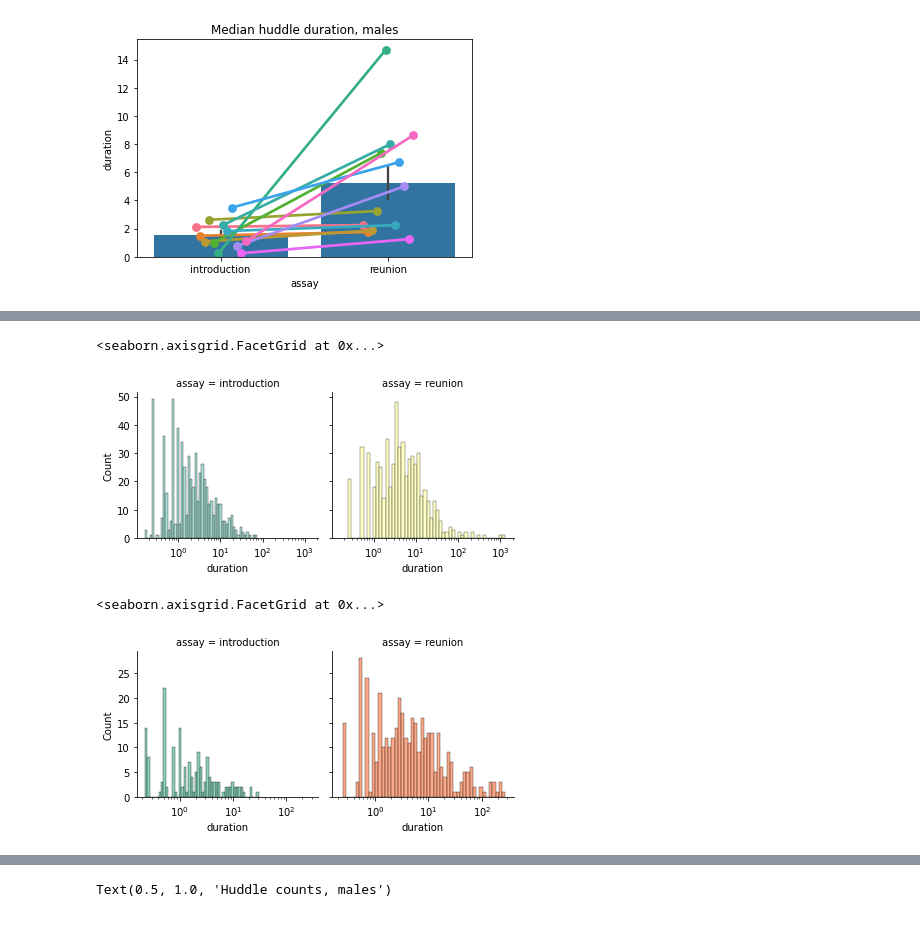
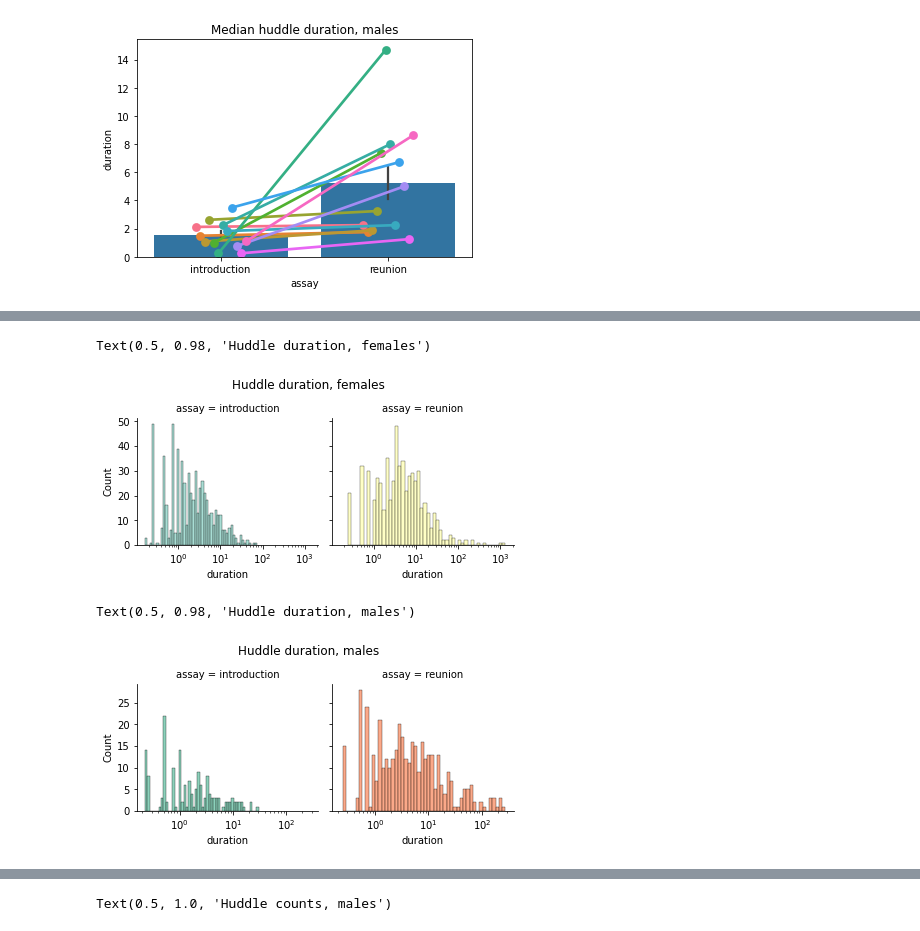
Before and after one commit to nhoglen/scn2a-paper-GWJSNH-code, a Jupyter notebook: 241112_scratch_WThuddleTimes-introVreunion.ipynb, the cells around one changed output, grey strips where cells are left out. Saved outputs shown, nothing was run; the diff lists cells and outputs as text; code cells hidden in the pictures.

```diff
--- a/241112_scratch_WThuddleTimes-introVreunion.ipynb
+++ b/241112_scratch_WThuddleTimes-introVreunion.ipynb
@@ -131,15 +133,19 @@ sns.histplot(data=freu,x='duration',bins=75,log_scale=(10,False))
 # %%
 x = sns.FacetGrid(allfilt[allfilt.sex=='F'],col='assay',hue='assay',palette='Set3')
 x.map_dataframe(sns.histplot,x='duration',bins=50,log_scale=(10,False))
+x.fig.subplots_adjust(top=.8)
+x.fig.suptitle('Huddle duration, females')
 # %% [output]
-<seaborn.axisgrid.FacetGrid at 0x...>
+Text(0.5, 0.98, 'Huddle duration, females')
-[figure, old version]
+[figure, new version]
 # %%
 y = sns.FacetGrid(allfilt[allfilt.sex=='M'],col='assay',hue='assay',palette='Set2')
 y.map_dataframe(sns.histplot,x='duration',bins=50,log_scale=(10,False))
+y.fig.subplots_adjust(top=.8)
+y.fig.suptitle('Huddle duration, males')
 # %% [output]
-<seaborn.axisgrid.FacetGrid at 0x...>
+Text(0.5, 0.98, 'Huddle duration, males')
-[figure, old version]
+[figure, new version]
 # %%
 z = sns.FacetGrid(allfilt,col='assay',row='sex',hue='assay',palette='Set2')
 z.map_dataframe(sns.histplot,x='duration',bins=50,log_scale=(10,False))
```
Also changed, not shown: parts of 11 cells of this notebook, 1 other file.
